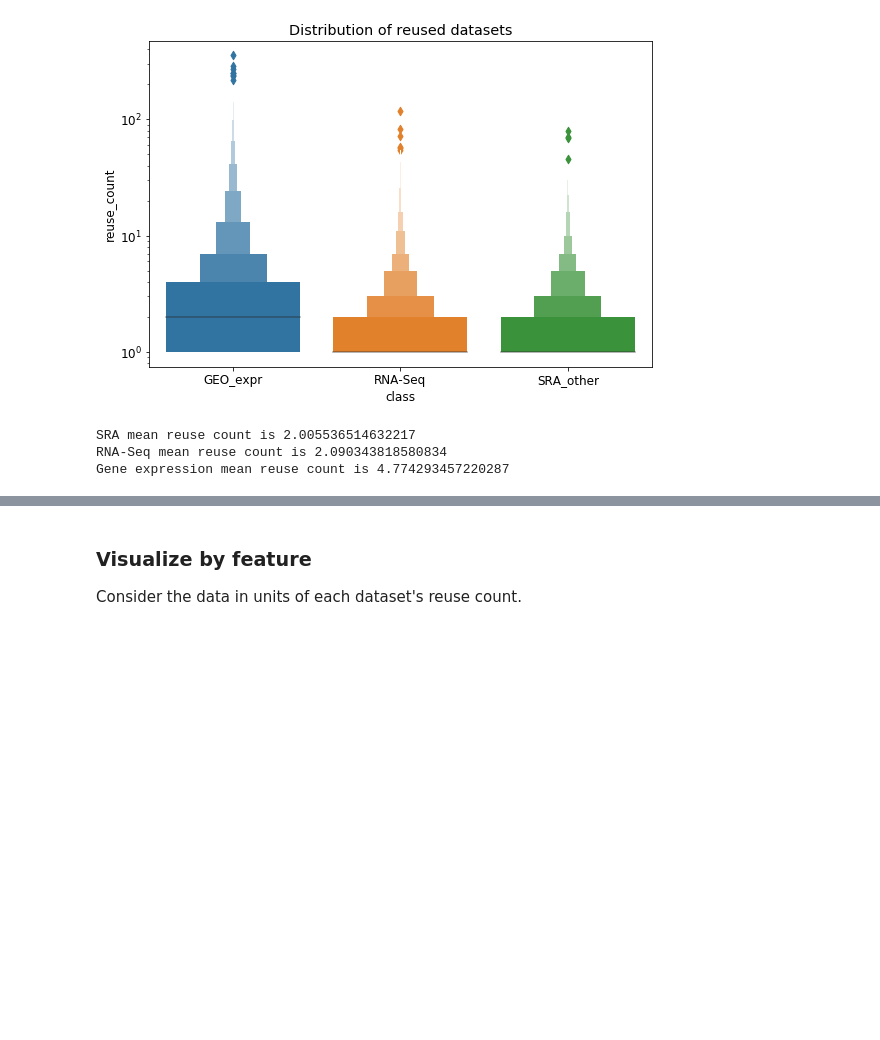
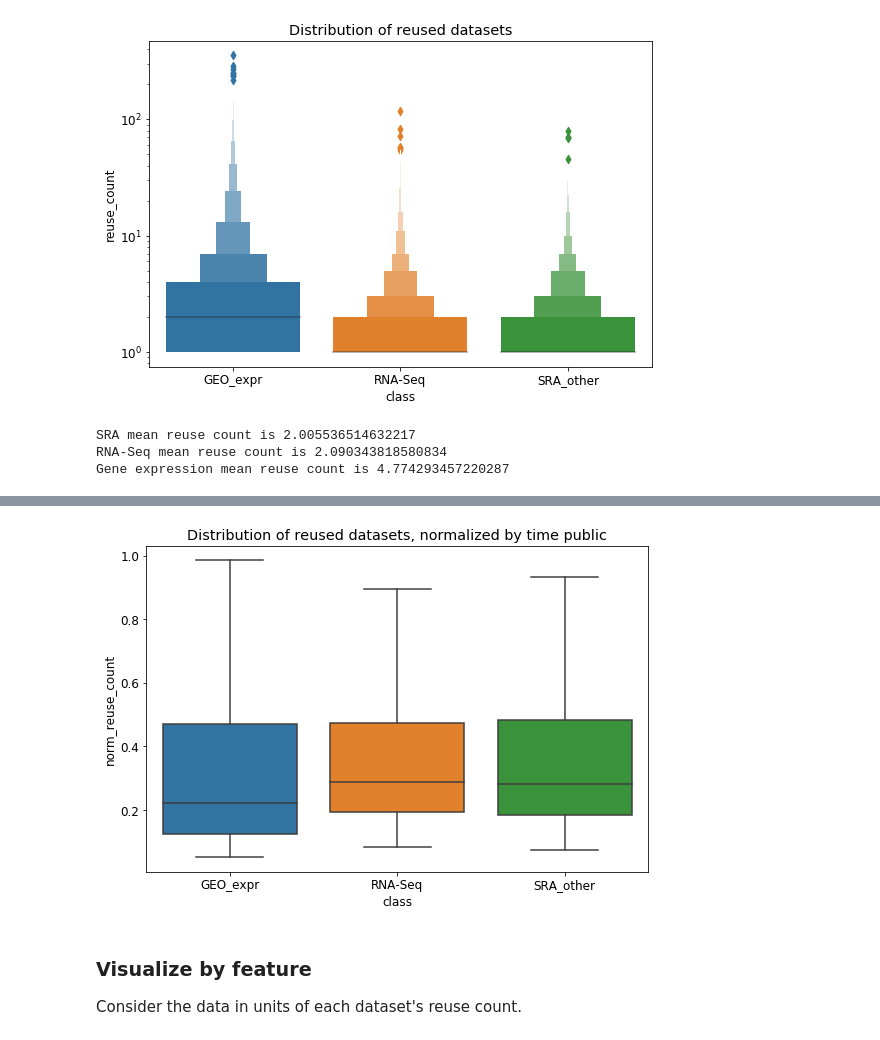
Before and after one commit to smangul1/data_reusability, a Jupyter notebook: jupyter_notebooks/visualize_data.ipynb, the cells around one changed output, grey strips where cells are left out. Saved outputs shown, nothing was run; the diff lists cells and outputs as text; code cells hidden in the pictures; blank space fills up the shorter version.

```diff
--- a/jupyter_notebooks/visualize_data.ipynb
+++ b/jupyter_notebooks/visualize_data.ipynb
@@ -203,7 +211,7 @@ for reuse_byDate in [reuse_byDateGEOexpr, reuse_byDateRNAseq, reuse_byDateSRAoth
     title = "Yearly breakdown of reuse roles in " + str(cls) + " (cumulative)"
     plt.title(title)
     plt.legend(["Primary Analysis", "Secondary Analysis", "Both"], loc = 'upper left')
-    filename = "cumTimeSer_" + cls + ".png"
+    filename = "../figures/cumTimeSer_" + cls + ".png"
     plt.savefig(filename)
     plt.show()
 # %% [output]
@@ -254,7 +262,7 @@ for reuse_byDate in [reuse_byDateGEOexpr, reuse_byDateRNAseq, reuse_byDateSRAoth
     plt.legend(["50%", "Primary Analysis", "Secondary Analysis"], loc = 'lower left')
     plt.xticks(rotation = 90)
 
-    filename = "nonCumTimeSer_" + cls + ".png"
+    filename = "../figures/nonCumTimeSer_" + cls + ".png"
     plt.savefig(filename)
     plt.show()
 
@@ -274,7 +282,7 @@ Consider the data in units of SRA and GEO datasets.
 # %%
 # how many times is each dataset used?
 # take the slice we need from mm
-accs = mm[['converted_accession', 'repository', 'reuse_count', 'time_public', 'class']].drop_duplicates()
+accs = mm[['converted_accession', 'repository', 'reuse_count', 'norm_reuse_count', 'time_public', 'class']].drop_duplicates()
 # accs['reuse_count'] = accs['total_use_count'] - 1
 # accs
 # %%
@@ -332,3 +340,17 @@ Ttest_indResult(statistic=18.31713647912518, pvalue=2.9910186181657078e-74)
+# %%
+# plot the distribution of reuse for each dataset, normalized by time public
+fig, ax = plt.subplots(figsize=fig_dims)
+datasets_box = sns.boxplot(data = accs_filt, x = 'class', y = 'norm_reuse_count', showfliers = False, ax = ax,
+                          order = ["GEO_expr", "RNA-Seq", "SRA_other"])
+# datasets_box = sns.boxenplot(data = accs_filt, x = 'class', y = 'norm_reuse_count', ax = ax,
+#                             order = ["GEO_expr", "RNA-Seq", "SRA_other"])
+# datasets_box.set(yscale = 'log')
+title = "Distribution of reused datasets, normalized by time public"
+ax.set_title(title)
+plt.savefig("../figures/reuseDistRepos_norm.png")
+plt.show()
+# %% [output]
+[figure, added]
 # %% [markdown]
 ### Visualize by feature
 
```
Also changed, not shown: parts of 15 cells of this notebook, 14 other files.
